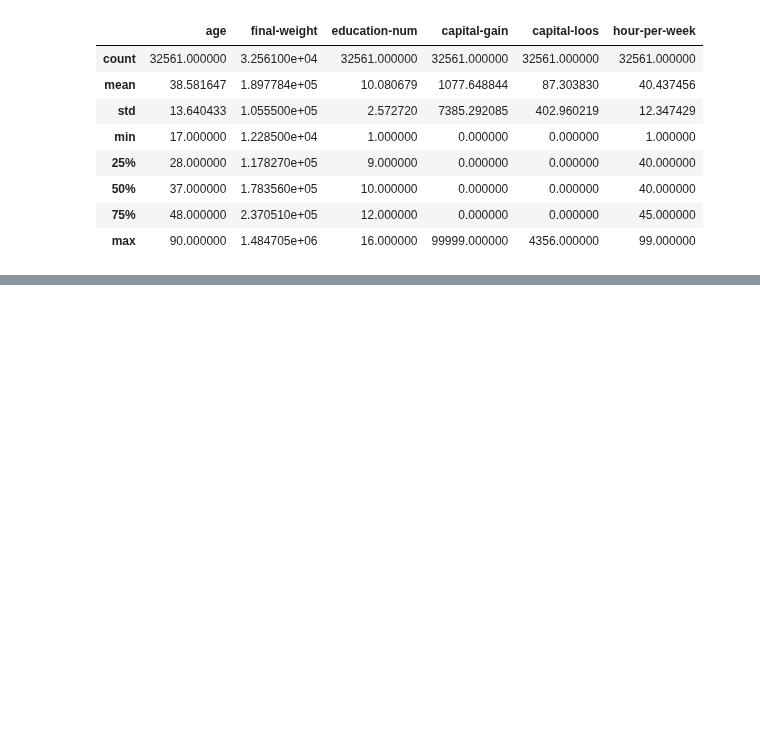
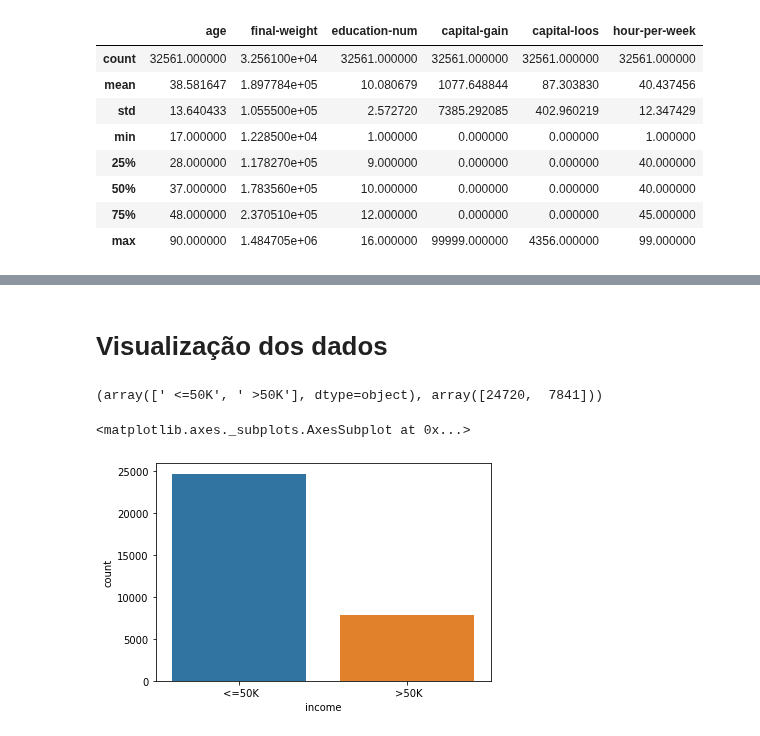
Before and after one commit to Brandao20vtr/projetos, a Jupyter notebook: ML01_PreProcessamentoCredito_PrevisaoSenso.ipynb, the cells around one changed output, grey strips where cells are left out. Cells and saved outputs as stored; diff of their text form; code cells hidden in the pictures; blank space fills up the shorter version.

```diff
--- a/ML01_PreProcessamentoCredito_PrevisaoSenso.ipynb
+++ b/ML01_PreProcessamentoCredito_PrevisaoSenso.ipynb
@@ -605,0 +628,18 @@ base_census.describe()
+# %% [markdown]
+# Visualização dos dados
+# %%
+# Contagem de quantos registros temos em cada classe
+# Existe dois valores (<=50k e >50k)
+# E existe 24720 que ganham <=50k e 7841 que ganham >50k
+np.unique(base_census['income'], return_counts=True)
+# %% [output]
+(array([' <=50K', ' >50K'], dtype=object), array([24720,  7841]))
+# %%
+# Visualizando as informações acima em um gráfico
+sns.countplot(x = base_census['income'])
+
+# Temos uma quantidade maior que ganham <=50k
+# Está desbalanceada
+# %% [output]
+<matplotlib.axes._subplots.AxesSubplot at 0x...>
+[figure, added]
```
Also changed, not shown: parts of 2 cells of this notebook.
